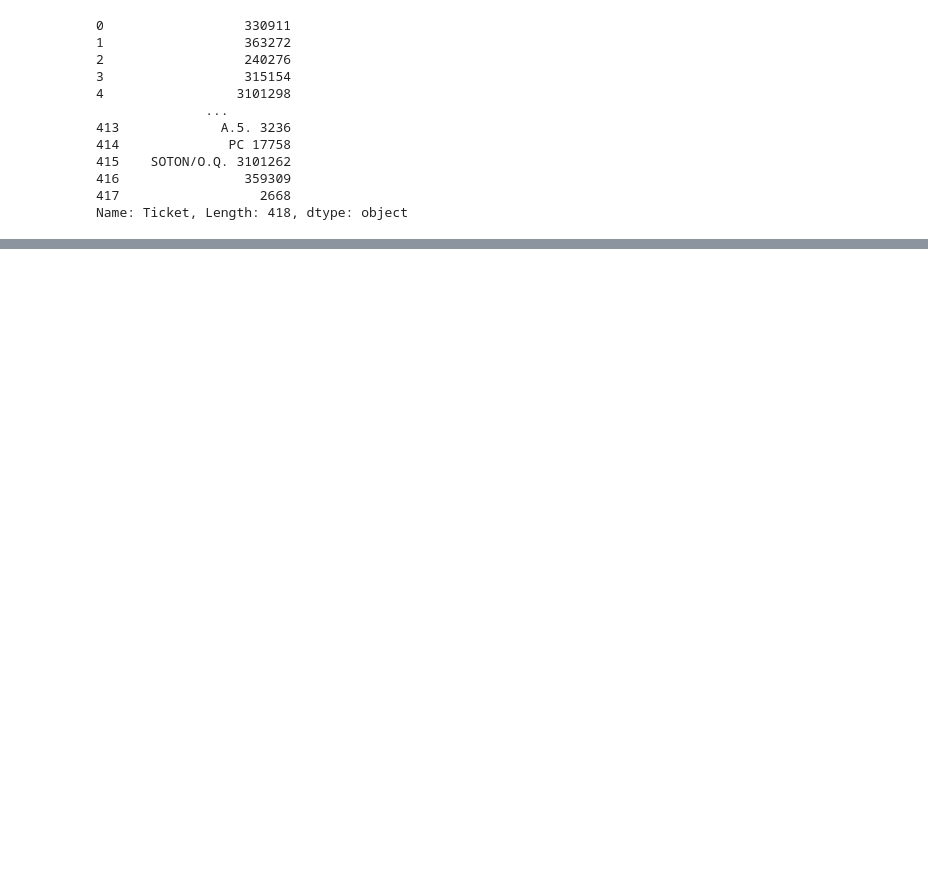
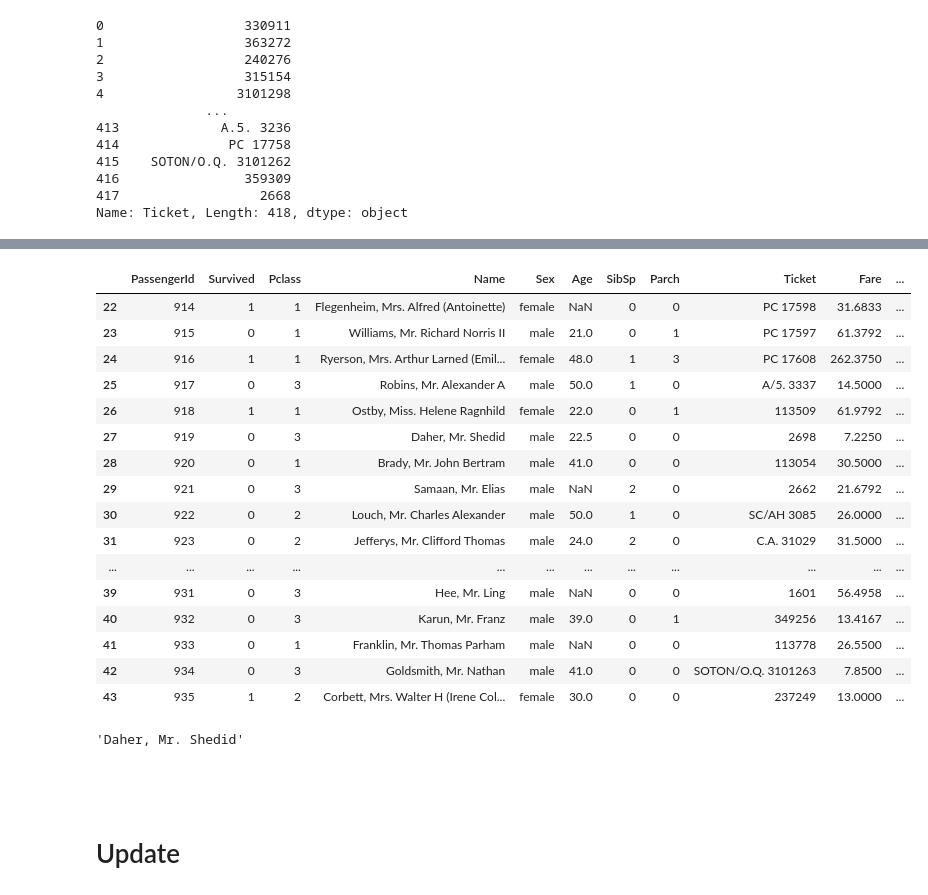
Before and after one commit to rohan-bhxtia/ML, a Jupyter notebook: Pandas/pandas.ipynb, the cells around one changed output, grey strips where cells are left out. Cells and saved outputs as stored; diff of their text form; code cells hidden in the pictures; blank space fills up the shorter version.

```diff
--- a/Pandas/pandas.ipynb
+++ b/Pandas/pandas.ipynb
@@ -149,0 +242,29 @@ TypeError: 'list' object is not callable
+# %%
+df.iloc[22:44]  #gives row from 22(including) to 44(excluding)
+# %% [output]
+|  | PassengerId | Survived | Pclass | Name | Sex | Age | SibSp | Parch | Ticket | Fare | ... |
+| 22 | 914 | 1 | 1 | Flegenheim, Mrs. Alfred (Antoinette) | female | NaN | 0 | 0 | PC 17598 | 31.6833 | ... |
+| 23 | 915 | 0 | 1 | Williams, Mr. Richard Norris II | male | 21.0 | 0 | 1 | PC 17597 | 61.3792 | ... |
+| 24 | 916 | 1 | 1 | Ryerson, Mrs. Arthur Larned (Emil... | female | 48.0 | 1 | 3 | PC 17608 | 262.3750 | ... |
+| 25 | 917 | 0 | 3 | Robins, Mr. Alexander A | male | 50.0 | 1 | 0 | A/5. 3337 | 14.5000 | ... |
+| 26 | 918 | 1 | 1 | Ostby, Miss. Helene Ragnhild | female | 22.0 | 0 | 1 | 113509 | 61.9792 | ... |
+| 27 | 919 | 0 | 3 | Daher, Mr. Shedid | male | 22.5 | 0 | 0 | 2698 | 7.2250 | ... |
+| 28 | 920 | 0 | 1 | Brady, Mr. John Bertram | male | 41.0 | 0 | 0 | 113054 | 30.5000 | ... |
+| 29 | 921 | 0 | 3 | Samaan, Mr. Elias | male | NaN | 2 | 0 | 2662 | 21.6792 | ... |
+| 30 | 922 | 0 | 2 | Louch, Mr. Charles Alexander | male | 50.0 | 1 | 0 | SC/AH 3085 | 26.0000 | ... |
+| 31 | 923 | 0 | 2 | Jefferys, Mr. Clifford Thomas | male | 24.0 | 2 | 0 | C.A. 31029 | 31.5000 | ... |
+| ... | ... | ... | ... | ... | ... | ... | ... | ... | ... | ... | ... |
+| 39 | 931 | 0 | 3 | Hee, Mr. Ling | male | NaN | 0 | 0 | 1601 | 56.4958 | ... |
+| 40 | 932 | 0 | 3 | Karun, Mr. Franz | male | 39.0 | 0 | 1 | 349256 | 13.4167 | ... |
+| 41 | 933 | 0 | 1 | Franklin, Mr. Thomas Parham | male | NaN | 0 | 0 | 113778 | 26.5500 | ... |
+| 42 | 934 | 0 | 3 | Goldsmith, Mr. Nathan | male | 41.0 | 0 | 0 | SOTON/O.Q. 3101263 | 7.8500 | ... |
+| 43 | 935 | 1 | 2 | Corbett, Mrs. Walter H (Irene Col... | female | 30.0 | 0 | 0 | 237249 | 13.0000 | ... |
+# %%
+df.iloc[27,3] # means 27th row and 4th column
+# %% [output]
+'Daher, Mr. Shedid'
+# %% [markdown]
+
+#
+# %% [markdown]
+# Update
```
Also changed, not shown: parts of 20 cells of this notebook.
